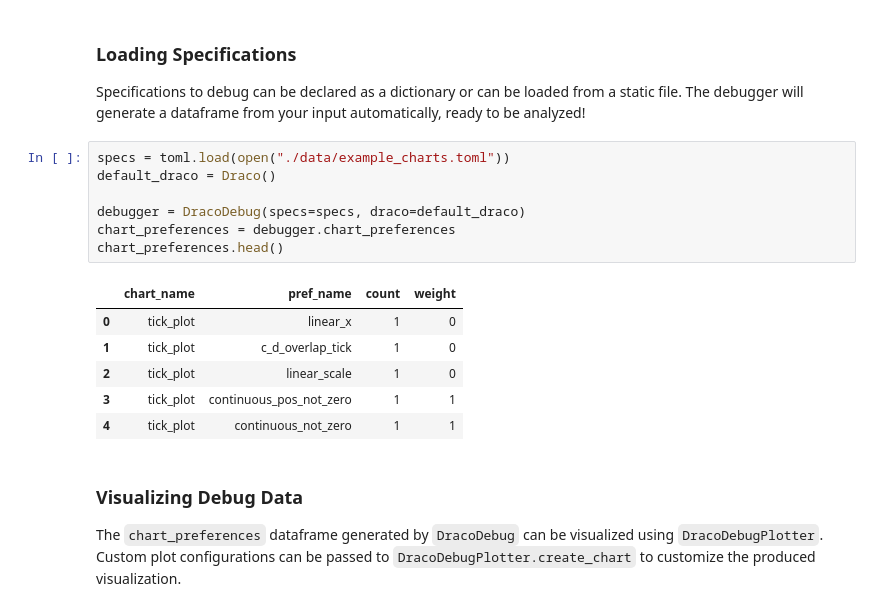
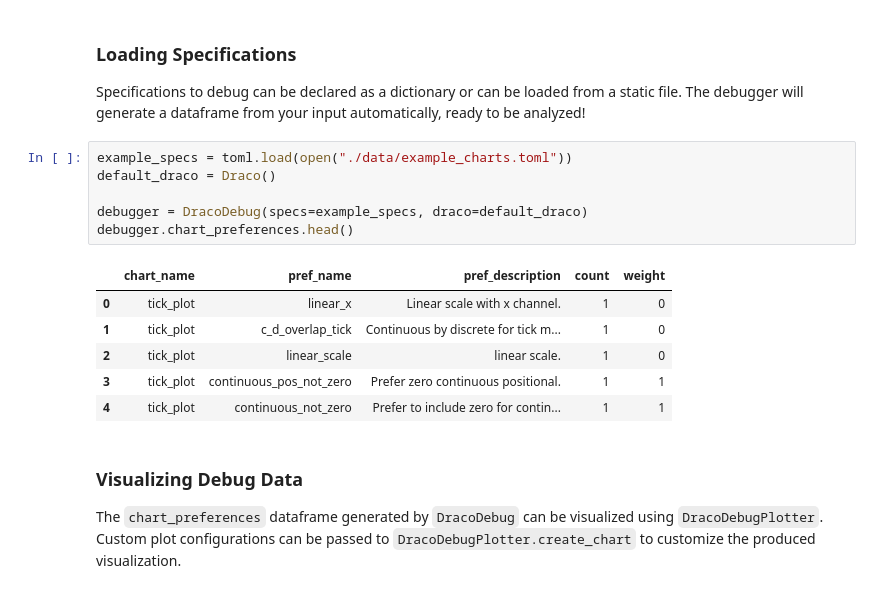
Before and after one commit to cmudig/draco2, a Jupyter notebook: docs/applications/debug_draco.ipynb, the cells around one changed output. Drawn from its saved outputs; the diff is of its cells as text.

Commit message:
feat: improve debugger module (#575)

```diff
--- a/docs/applications/debug_draco.ipynb
+++ b/docs/applications/debug_draco.ipynb
@@ -37,19 +37,18 @@ Here we demonstrate how we validate the soft constraints violated in specific ex
 
 Specifications to debug can be declared as a dictionary or can be loaded from a static file. The debugger will generate a dataframe from your input automatically, ready to be analyzed!
 # %%
-specs = toml.load(open("./data/example_charts.toml"))
+example_specs = toml.load(open("./data/example_charts.toml"))
 default_draco = Draco()
 
-debugger = DracoDebug(specs=specs, draco=default_draco)
-chart_preferences = debugger.chart_preferences
-chart_preferences.head()
+debugger = DracoDebug(specs=example_specs, draco=default_draco)
+debugger.chart_preferences.head()
 # %% [output]
-|  | chart_name | pref_name | count | weight |
-| 0 | tick_plot | linear_x | 1 | 0 |
-| 1 | tick_plot | c_d_overlap_tick | 1 | 0 |
-| 2 | tick_plot | linear_scale | 1 | 0 |
-| 3 | tick_plot | continuous_pos_not_zero | 1 | 1 |
-| 4 | tick_plot | continuous_not_zero | 1 | 1 |
+|  | chart_name | pref_name | pref_description | count | weight |
+| 0 | tick_plot | linear_x | Linear scale with x channel. | 1 | 0 |
+| 1 | tick_plot | c_d_overlap_tick | Continuous by discrete for tick m... | 1 | 0 |
+| 2 | tick_plot | linear_scale | linear scale. | 1 | 0 |
+| 3 | tick_plot | continuous_pos_not_zero | Prefer zero continuous positional. | 1 | 1 |
+| 4 | tick_plot | continuous_not_zero | Prefer to include zero for contin... | 1 | 1 |
 # %% [markdown]
 ### Visualizing Debug Data
 
```
Also changed, not shown: parts of 7 cells of this notebook, 5 other files.
